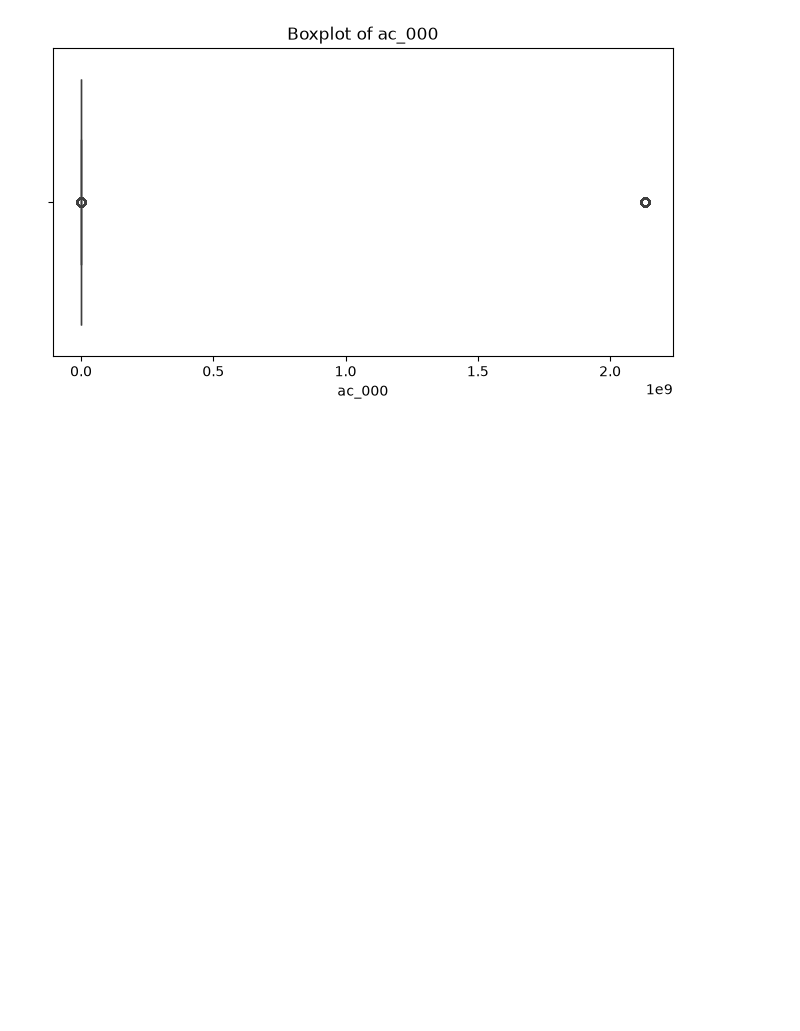
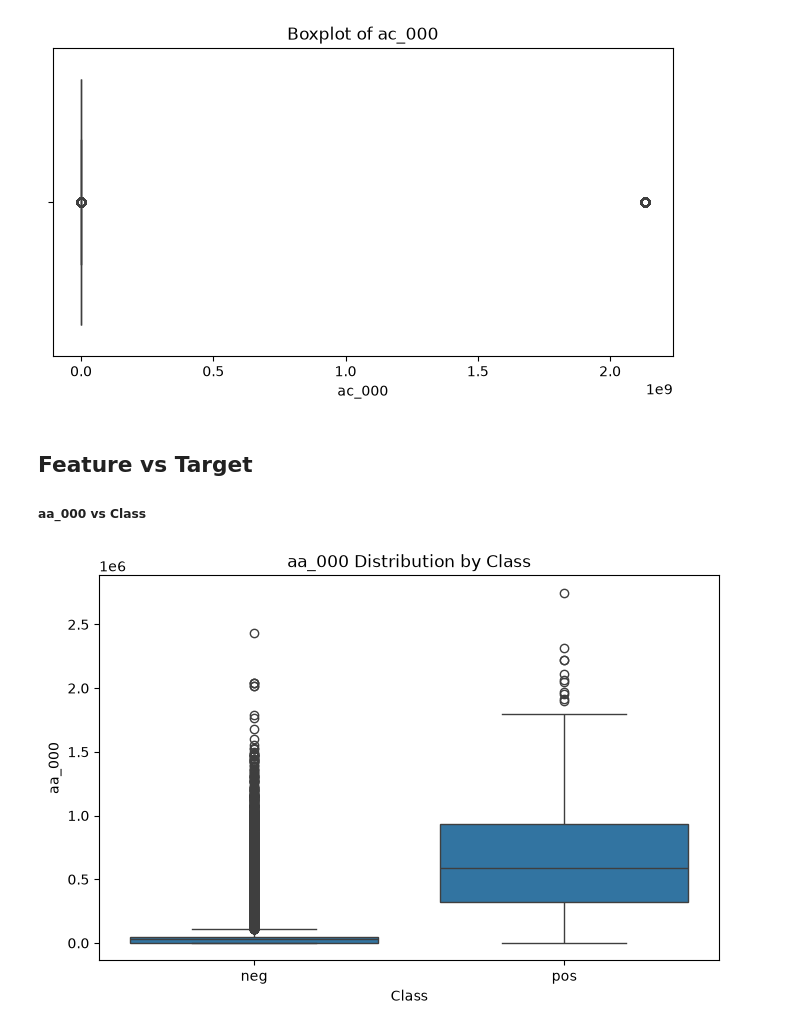
Before and after one commit to Rupesh-Mane/air-pressure-system-failure-prediction, a Jupyter notebook: notebooks/02_EDA.ipynb, the cells around one changed output. Cells and saved outputs as stored; diff of their text form; code cells hidden in the pictures; blank space fills up the shorter version.

Commit message:
Feature vs target

```diff
--- a/notebooks/02_EDA.ipynb
+++ b/notebooks/02_EDA.ipynb
@@ -188,3 +188,22 @@ plt.xlabel("ac_000")
 plt.show()
 # %% [output]
 [figure]
+# %% [markdown]
+## Feature vs Target
+##### aa_000 vs Class
+# %%
+plt.figure(figsize=(8,5))
+
+sns.boxplot(
+    x="class",
+    y="aa_000",
+    data=df_eda
+)
+
+plt.title("aa_000 Distribution by Class")
+plt.xlabel("Class")
+plt.ylabel("aa_000")
+
+plt.show()
+# %% [output]
+[figure, added]
```
Also changed, not shown: parts of 4 cells of this notebook.
